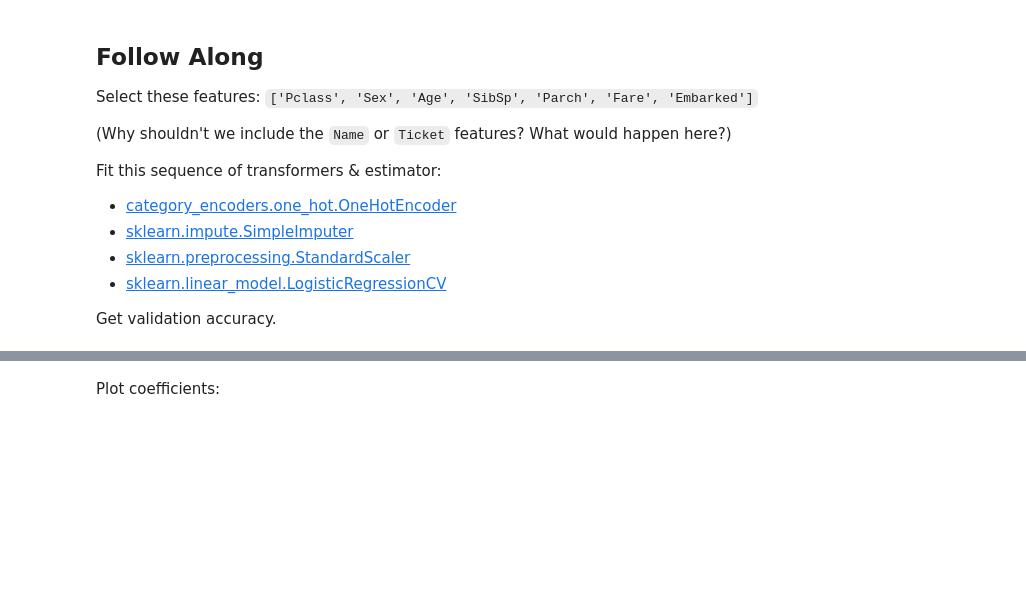
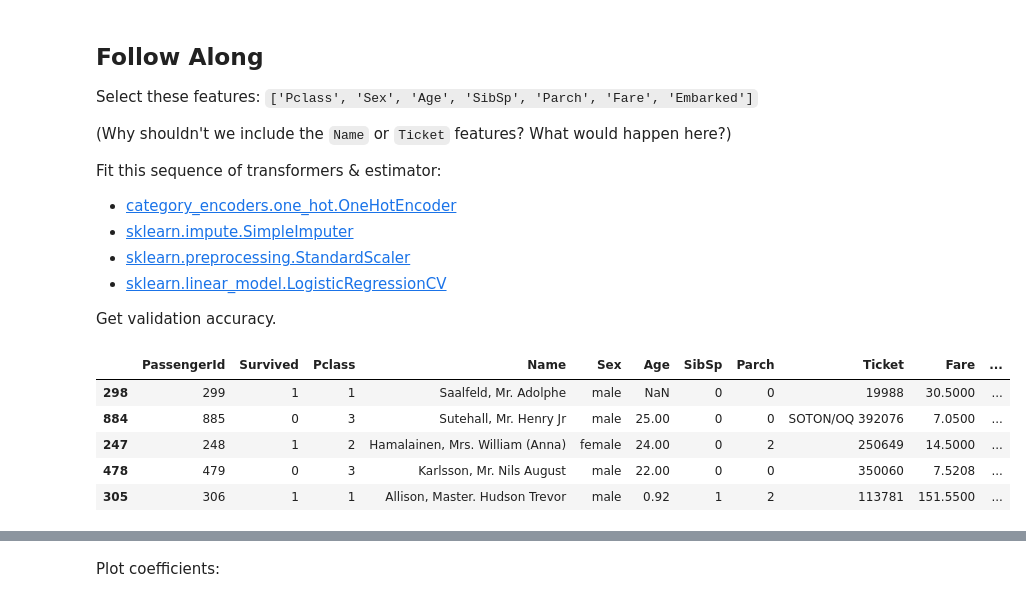
Before and after one commit to benjcrich/DS-Unit-2-Linear-Models, a Jupyter notebook: module4-logistic-regression/LS_DS_214.ipynb, the cells around one changed output, grey strips where cells are left out. Saved outputs shown, nothing was run; the diff lists cells and outputs as text; code cells hidden in the pictures; blank space fills up the shorter version.

```diff
--- a/module4-logistic-regression/LS_DS_214.ipynb
+++ b/module4-logistic-regression/LS_DS_214.ipynb
@@ -254,3 +362,12 @@ Fit this sequence of transformers & estimator:
 - [sklearn.linear_model.LogisticRegressionCV](https://scikit-learn.org/stable/modules/generated/sklearn.linear_model.LogisticRegressionCV.html)
 
 Get validation accuracy.
+# %%
+train.head()
+# %% [output]
+|  | PassengerId | Survived | Pclass | Name | Sex | Age | SibSp | Parch | Ticket | Fare | ... |
+| 298 | 299 | 1 | 1 | Saalfeld, Mr. Adolphe | male | NaN | 0 | 0 | 19988 | 30.5000 | ... |
+| 884 | 885 | 0 | 3 | Sutehall, Mr. Henry Jr | male | 25.00 | 0 | 0 | SOTON/OQ 392076 | 7.0500 | ... |
+| 247 | 248 | 1 | 2 | Hamalainen, Mrs. William (Anna) | female | 24.00 | 0 | 2 | 250649 | 14.5000 | ... |
+| 478 | 479 | 0 | 3 | Karlsson, Mr. Nils August | male | 22.00 | 0 | 0 | 350060 | 7.5208 | ... |
+| 305 | 306 | 1 | 1 | Allison, Master. Hudson Trevor | male | 0.92 | 1 | 2 | 113781 | 151.5500 | ... |
```
Also changed, not shown: parts of 34 cells of this notebook, 3 other files.
